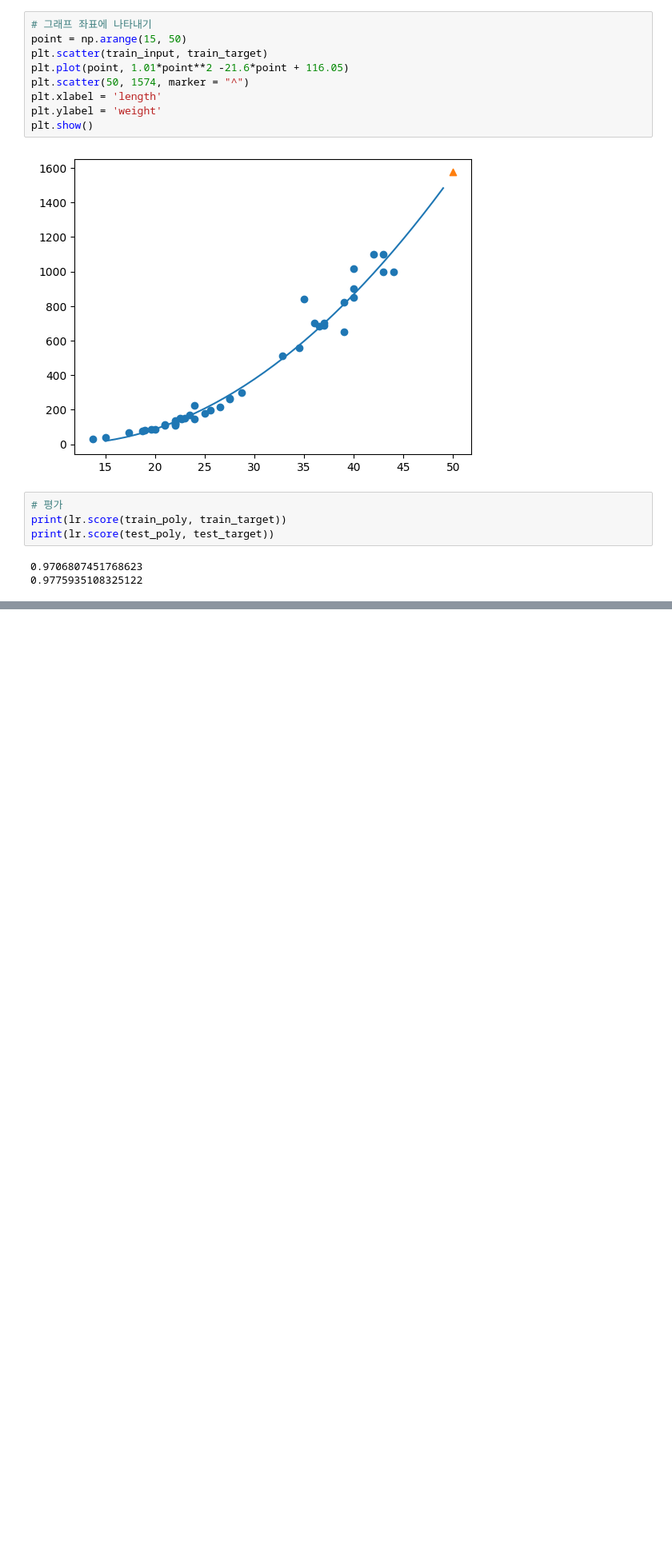
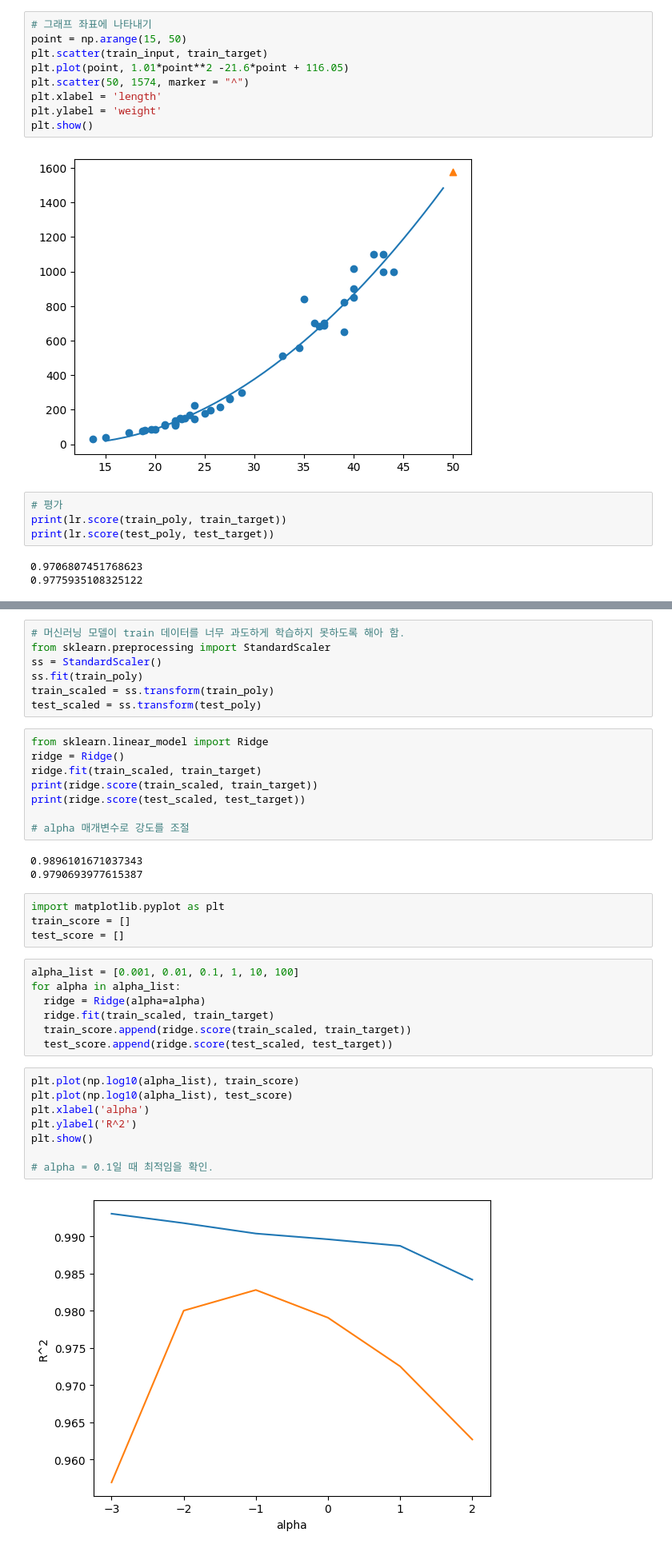
Before and after one commit to Na-scent/ML, a Jupyter notebook: ch3.ipynb, the cells around one changed output, grey strips where cells are left out. Shown at 80% size. Cells and saved outputs as stored; diff of their text form; blank space fills up the shorter version.

```diff
--- a/ch3.ipynb
+++ b/ch3.ipynb
@@ -215,0 +307,39 @@ print(lr.score(test_poly, test_target))
+# %%
+# 머신러닝 모델이 train 데이터를 너무 과도하게 학습하지 못하도록 해아 함.
+from sklearn.preprocessing import StandardScaler
+ss = StandardScaler()
+ss.fit(train_poly)
+train_scaled = ss.transform(train_poly)
+test_scaled = ss.transform(test_poly)
+# %%
+from sklearn.linear_model import Ridge
+ridge = Ridge()
+ridge.fit(train_scaled, train_target)
+print(ridge.score(train_scaled, train_target))
+print(ridge.score(test_scaled, test_target))
+
+# alpha 매개변수로 강도를 조절
+# %% [output]
+0.9896101671037343
+0.9790693977615387
+# %%
+import matplotlib.pyplot as plt
+train_score = []
+test_score = []
+# %%
+alpha_list = [0.001, 0.01, 0.1, 1, 10, 100]
+for alpha in alpha_list:
+  ridge = Ridge(alpha=alpha)
+  ridge.fit(train_scaled, train_target)
+  train_score.append(ridge.score(train_scaled, train_target))
+  test_score.append(ridge.score(test_scaled, test_target))
+# %%
+plt.plot(np.log10(alpha_list), train_score)
+plt.plot(np.log10(alpha_list), test_score)
+plt.xlabel('alpha')
+plt.ylabel('R^2')
+plt.show()
+
+# alpha = 0.1일 때 최적임을 확인.
+# %% [output]
+[figure, added]
```
Also changed, not shown: parts of 15 cells of this notebook.
